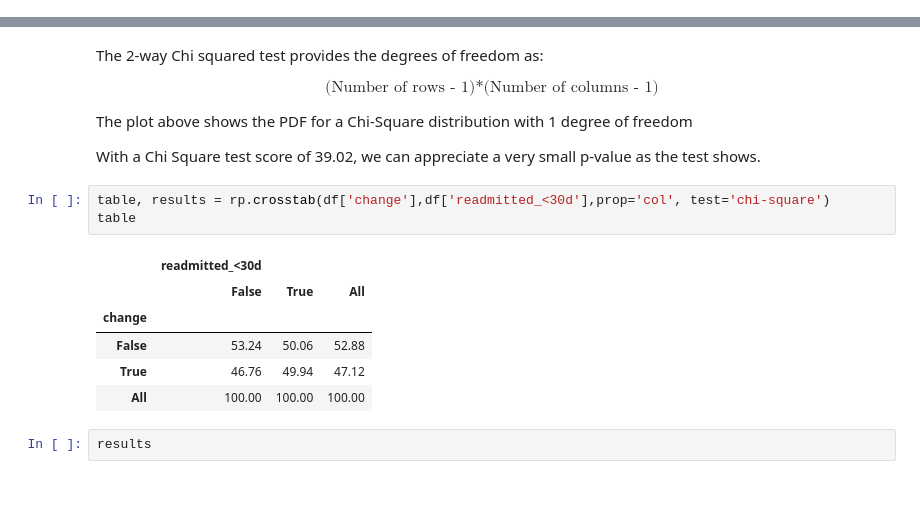
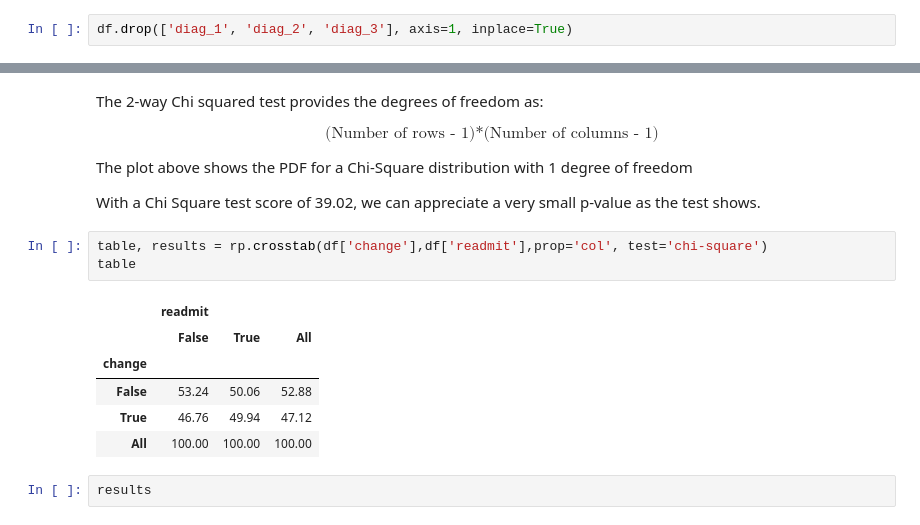
Before and after one commit to clstaub/Predicting_Hospital_Readmissions, a Jupyter notebook: Preprocessing_EDA.ipynb, the cells around one changed output, grey strips where cells are left out. Saved outputs shown, nothing was run; the diff lists cells and outputs as text; blank space fills up the shorter version.

```diff
--- a/Preprocessing_EDA.ipynb
+++ b/Preprocessing_EDA.ipynb
@@ -238,0 +242,2 @@ Index(['encounter_id', 'patient_nbr', 'race', 'gender', 'age', 'weight',
+# %%
+df.drop(['diag_1', 'diag_2', 'diag_3'], axis=1, inplace=True)
@@ -587,10 +554,10 @@ The plot above shows the PDF for a Chi-Square distribution with 1 degree of free
 
 With a Chi Square test score of 39.02, we can appreciate a very small p-value as the test shows.
 # %%
-table, results = rp.crosstab(df['change'],df['readmitted_<30d'],prop='col', test='chi-square')
+table, results = rp.crosstab(df['change'],df['readmit'],prop='col', test='chi-square')
 table
 # %% [output]
-|  | readmitted_<30d |  |  |
+|  | readmit |  |  |
 |  | False | True | All |
 | change |  |  |  |
 | False | 53.24 | 50.06 | 52.88 |
```
Also changed, not shown: parts of 43 cells of this notebook, 5 other files.
